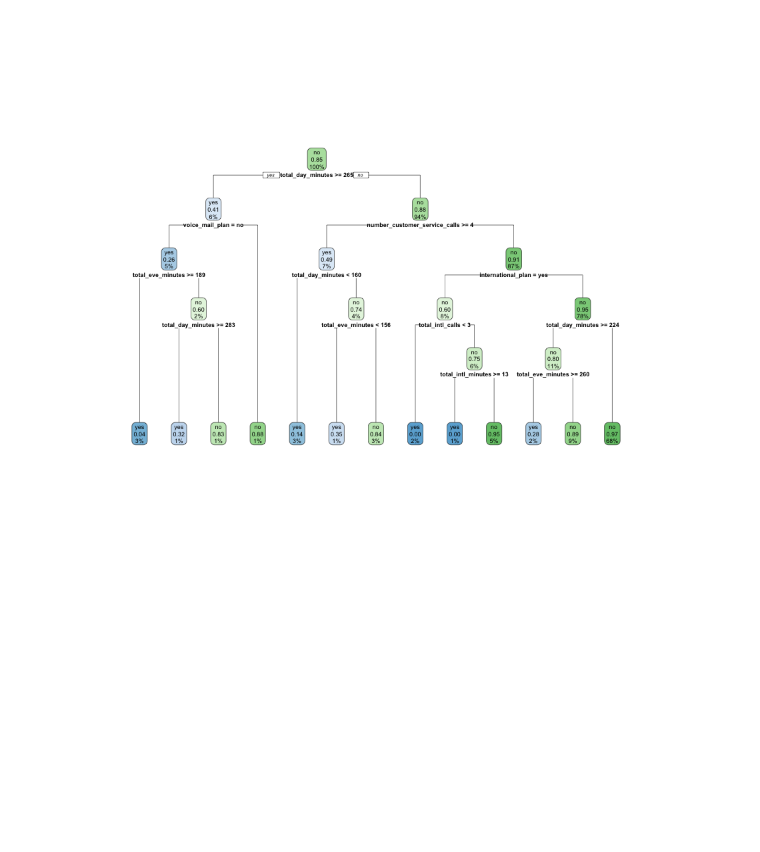
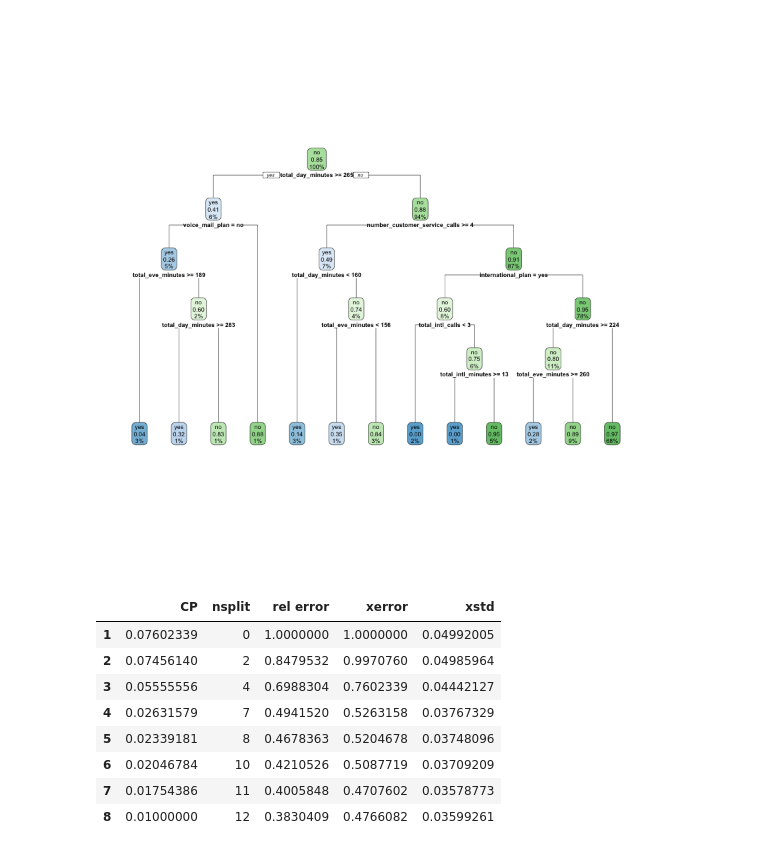
Before and after one commit to YuHsuanLin/riii, a Jupyter notebook: cb102/cb102_20180821.ipynb, the cells around one changed output. Cells and saved outputs as stored; diff of their text form; code cells hidden in the pictures; blank space fills up the shorter version.

```diff
--- a/cb102/cb102_20180821.ipynb
+++ b/cb102/cb102_20180821.ipynb
@@ -116,3 +116,15 @@ library('rpart.plot')
 rpart.plot(churn.rp)
 # %% [output]
 [figure]
+# %%
+s$cptable
+# %% [output]
+|  | CP | nsplit | rel error | xerror | xstd |
+| 1 | 0.07602339 | 0 | 1.0000000 | 1.0000000 | 0.04992005 |
+| 2 | 0.07456140 | 2 | 0.8479532 | 0.9970760 | 0.04985964 |
+| 3 | 0.05555556 | 4 | 0.6988304 | 0.7602339 | 0.04442127 |
+| 4 | 0.02631579 | 7 | 0.4941520 | 0.5263158 | 0.03767329 |
+| 5 | 0.02339181 | 8 | 0.4678363 | 0.5204678 | 0.03748096 |
+| 6 | 0.02046784 | 10 | 0.4210526 | 0.5087719 | 0.03709209 |
+| 7 | 0.01754386 | 11 | 0.4005848 | 0.4707602 | 0.03578773 |
+| 8 | 0.01000000 | 12 | 0.3830409 | 0.4766082 | 0.03599261 |
```
Also changed, not shown: parts of 13 cells of this notebook.
